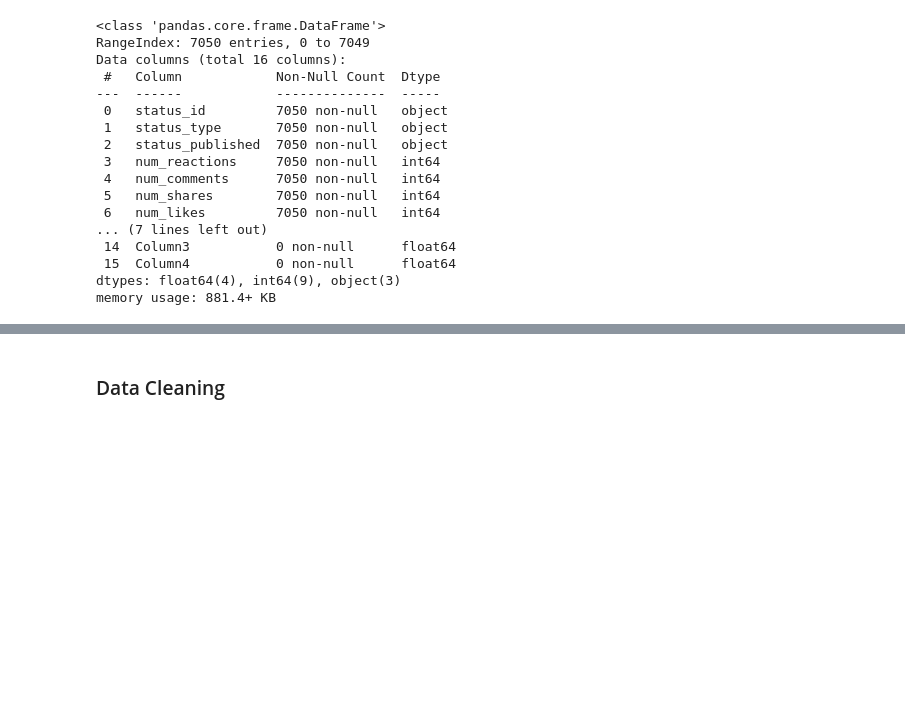
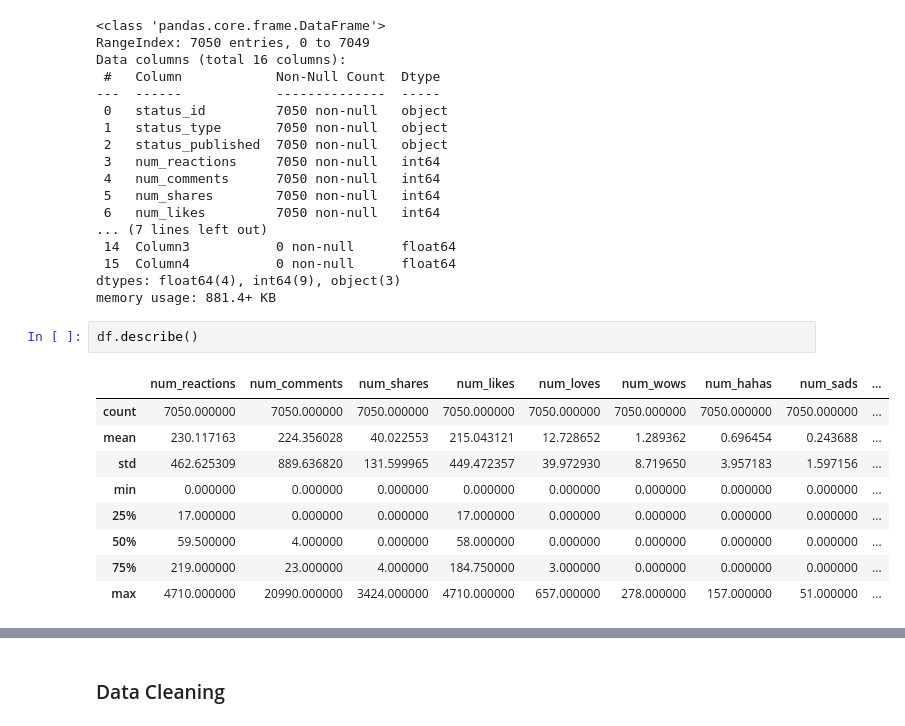
Before and after one commit to Subhigupta/ML-for-Social-Media-Engagement-in-Fashion-and-Cosmetics, a Jupyter notebook: Customer clustering or segmentation and customer engagement/2.Exploratory Data Analysis on Facebook Dataset.ipynb, the cells around one changed output, grey strips where cells are left out. Saved outputs shown, nothing was run; the diff lists cells and outputs as text; blank space fills up the shorter version.

```diff
--- a/Customer clustering or segmentation and customer engagement/2.Exploratory Data Analysis on Facebook Dataset.ipynb
+++ b/Customer clustering or segmentation and customer engagement/2.Exploratory Data Analysis on Facebook Dataset.ipynb
@@ -33,3 +33,15 @@ Data columns (total 16 columns):
  15  Column4           0 non-null      float64
 dtypes: float64(4), int64(9), object(3)
 memory usage: 881.4+ KB
+# %%
+df.describe()
+# %% [output]
+|  | num_reactions | num_comments | num_shares | num_likes | num_loves | num_wows | num_hahas | num_sads | ... |
+| count | 7050.000000 | 7050.000000 | 7050.000000 | 7050.000000 | 7050.000000 | 7050.000000 | 7050.000000 | 7050.000000 | ... |
+| mean | 230.117163 | 224.356028 | 40.022553 | 215.043121 | 12.728652 | 1.289362 | 0.696454 | 0.243688 | ... |
+| std | 462.625309 | 889.636820 | 131.599965 | 449.472357 | 39.972930 | 8.719650 | 3.957183 | 1.597156 | ... |
+| min | 0.000000 | 0.000000 | 0.000000 | 0.000000 | 0.000000 | 0.000000 | 0.000000 | 0.000000 | ... |
+| 25% | 17.000000 | 0.000000 | 0.000000 | 17.000000 | 0.000000 | 0.000000 | 0.000000 | 0.000000 | ... |
+| 50% | 59.500000 | 4.000000 | 0.000000 | 58.000000 | 0.000000 | 0.000000 | 0.000000 | 0.000000 | ... |
+| 75% | 219.000000 | 23.000000 | 4.000000 | 184.750000 | 3.000000 | 0.000000 | 0.000000 | 0.000000 | ... |
+| max | 4710.000000 | 20990.000000 | 3424.000000 | 4710.000000 | 657.000000 | 278.000000 | 157.000000 | 51.000000 | ... |
```
Also changed, not shown: parts of 3 cells of this notebook, 1 other file.
